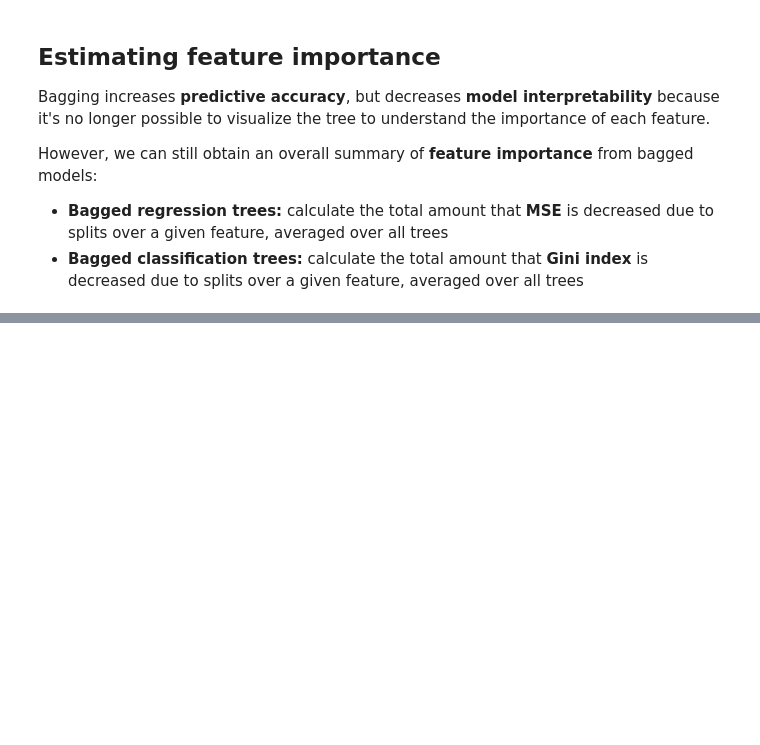
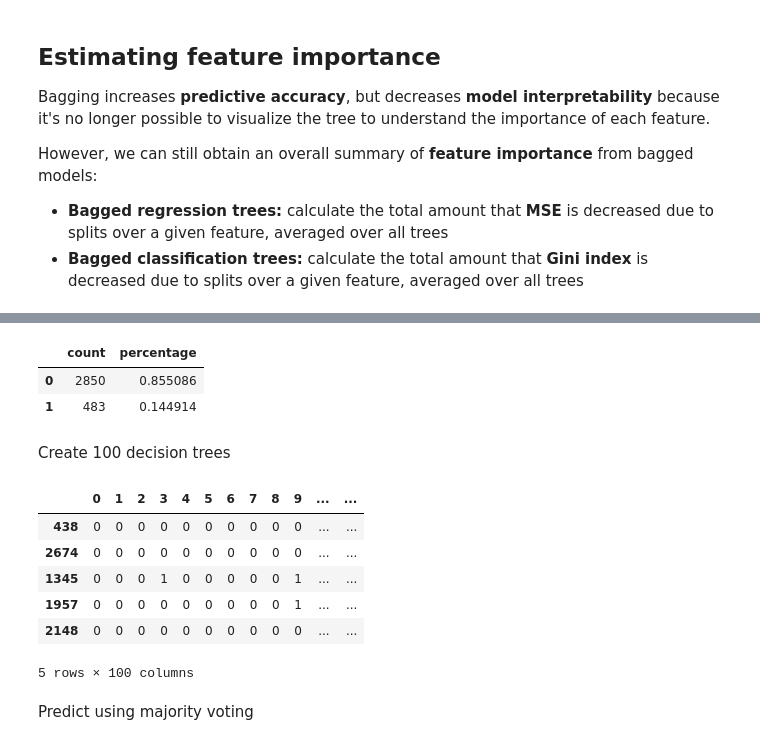
Before and after one commit to albahnsen/PracticalMachineLearningClass, a Jupyter notebook: notebooks/11-Ensembles_Bagging.ipynb, the cells around one changed output, grey strips where cells are left out. Cells and saved outputs as stored; diff of their text form; code cells hidden in the pictures; blank space fills up the shorter version.

```diff
--- a/notebooks/11-Ensembles_Bagging.ipynb
+++ b/notebooks/11-Ensembles_Bagging.ipynb
@@ -480,0 +520,47 @@ However, we can still obtain an overall summary of **feature importance** from b
+# %%
+y.value_counts().to_frame('count').assign(percentage = lambda x: x/x.sum())
+# %% [output]
+|  | count | percentage |
+| 0 | 2850 | 0.855086 |
+| 1 | 483 | 0.144914 |
+# %%
+from sklearn.model_selection import train_test_split
+X_train, X_test, y_train, y_test = train_test_split(X, y, test_size=0.33, random_state=42)
+# %% [markdown]
+Create 100 decision trees
+# %%
+n_estimators = 100
+# set a seed for reproducibility
+np.random.seed(123)
+
+n_samples = X_train.shape[0]
+
+# create bootstrap samples (will be used to select rows from the DataFrame)
+samples = [np.random.choice(a=n_samples, size=n_samples, replace=True) for _ in range(n_estimators)]
+# %%
+from sklearn.tree import DecisionTreeClassifier
+
+np.random.seed(123)
+seeds = np.random.randint(1, 10000, size=n_estimators)
+
+trees = {}
+for i in range(n_estimators):
+    trees[i] = DecisionTreeClassifier(max_features="sqrt", max_depth=None, random_state=seeds[i])
+    trees[i].fit(X_train.iloc[samples[i]], y_train.iloc[samples[i]])
+# %%
+# Predict
+y_pred_df = pd.DataFrame(index=X_test.index, columns=list(range(n_estimators)))
+for i in range(n_estimators):
+    y_pred_df.iloc[:, i] = trees[i].predict(X_test)
+
+y_pred_df.head()
+# %% [output]
+|  | 0 | 1 | 2 | 3 | 4 | 5 | 6 | 7 | 8 | 9 | ... | ... |
+| 438 | 0 | 0 | 0 | 0 | 0 | 0 | 0 | 0 | 0 | 0 | ... | ... |
+| 2674 | 0 | 0 | 0 | 0 | 0 | 0 | 0 | 0 | 0 | 0 | ... | ... |
+| 1345 | 0 | 0 | 0 | 1 | 0 | 0 | 0 | 0 | 0 | 1 | ... | ... |
+| 1957 | 0 | 0 | 0 | 0 | 0 | 0 | 0 | 0 | 0 | 1 | ... | ... |
+| 2148 | 0 | 0 | 0 | 0 | 0 | 0 | 0 | 0 | 0 | 0 | ... | ... |
+5 rows × 100 columns
+# %% [markdown]
+Predict using majority voting
```
Also changed, not shown: parts of 41 cells of this notebook, 3 other files.
